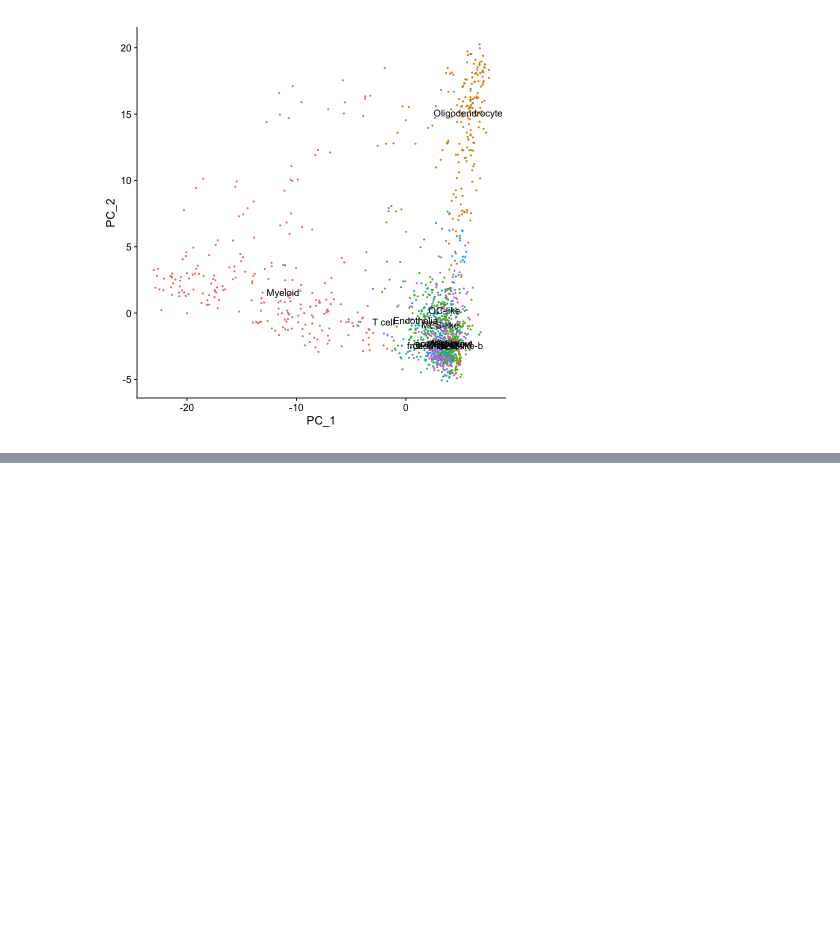
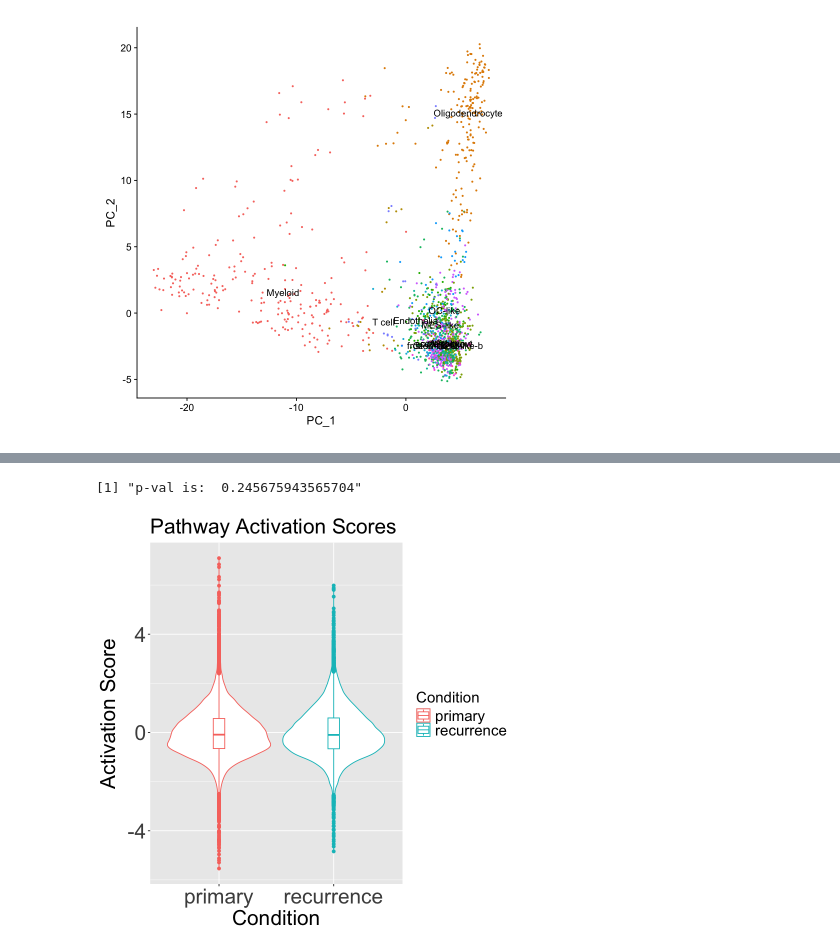
Before and after one commit to Dun-Lab/ADAPTS, a Jupyter notebook: scripts/PROGENy_analysis.ipynb, the cells around one changed output, grey strips where cells are left out. Saved outputs shown, nothing was run; the diff lists cells and outputs as text; code cells hidden in the pictures; blank space fills up the shorter version.

```diff
--- a/scripts/PROGENy_analysis.ipynb
+++ b/scripts/PROGENy_analysis.ipynb
@@ -205,0 +265,24 @@ Joining with `by = join_by(Cell)`
+# %%
+res <- ks.test(clinic_status_pathwayscore$Activity[clinic_status_pathwayscore$Condition=='primary'], clinic_status_pathwayscore$Activity[clinic_status_pathwayscore$Condition=='recurrence'])
+p1 <- res$p
+print(paste("p-val is: ", p1))
+violin_plot <- ggplot(clinic_status_pathwayscore, aes(x = Condition, y = Activity, color = Condition) ) +
+  geom_violin() +
+  labs(title = "Pathway Activation Scores",
+       x = "Condition",
+       y = "Activation Score")+
+       geom_boxplot(width=0.1)+
+         theme(
+        legend.text = element_text(size = 18),
+        legend.title = element_text(size = 18),
+        plot.title = element_text(size = 25),
+        plot.subtitle = element_text(size = 25),
+        axis.text=element_text(size=25),
+        axis.title=element_text(size=25)
+  )
+
+
+print(violin_plot)
+# %% [output]
+[1] "p-val is:  0.245675943565704"
+[figure, added]
```
Also changed, not shown: parts of 7 cells of this notebook.
